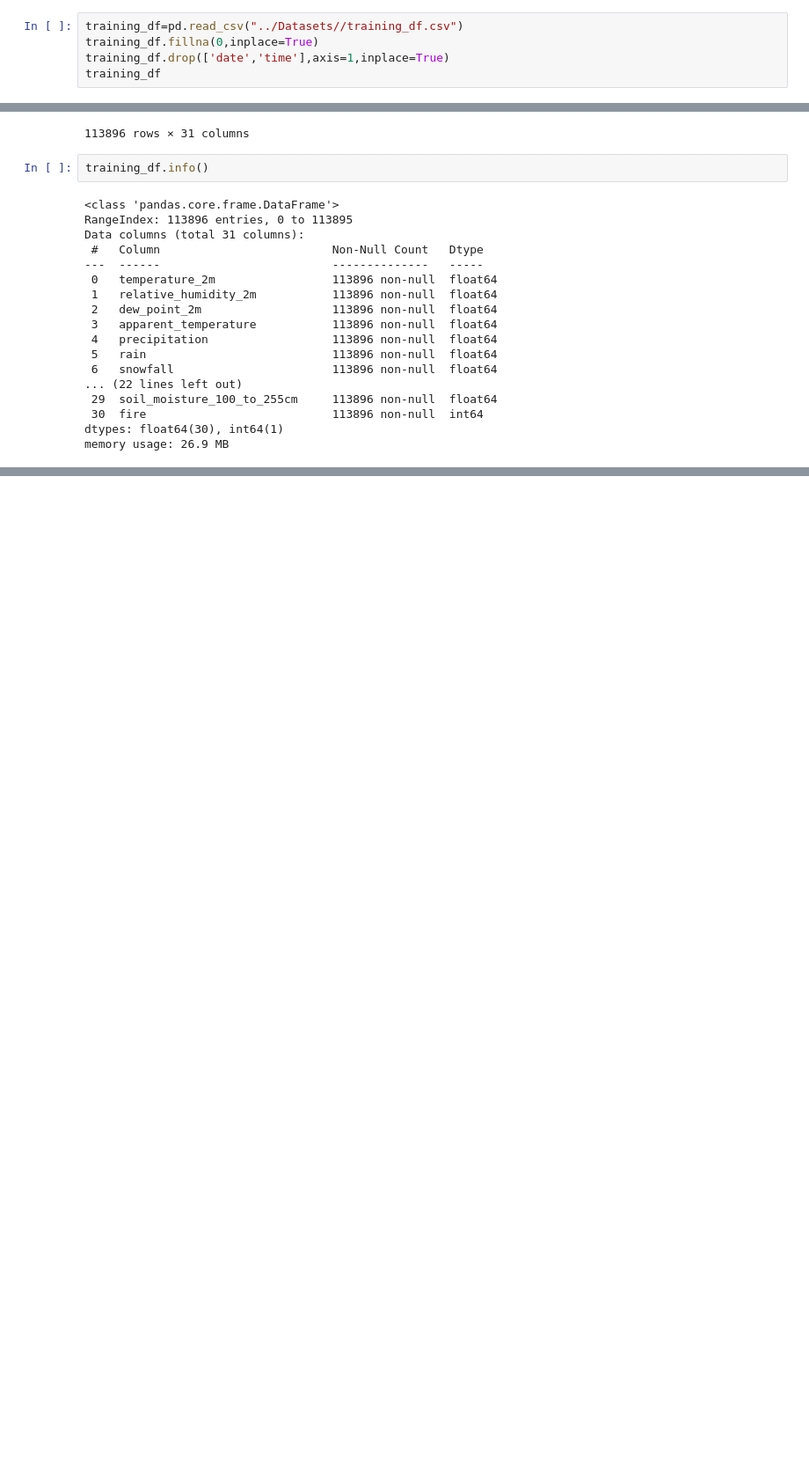
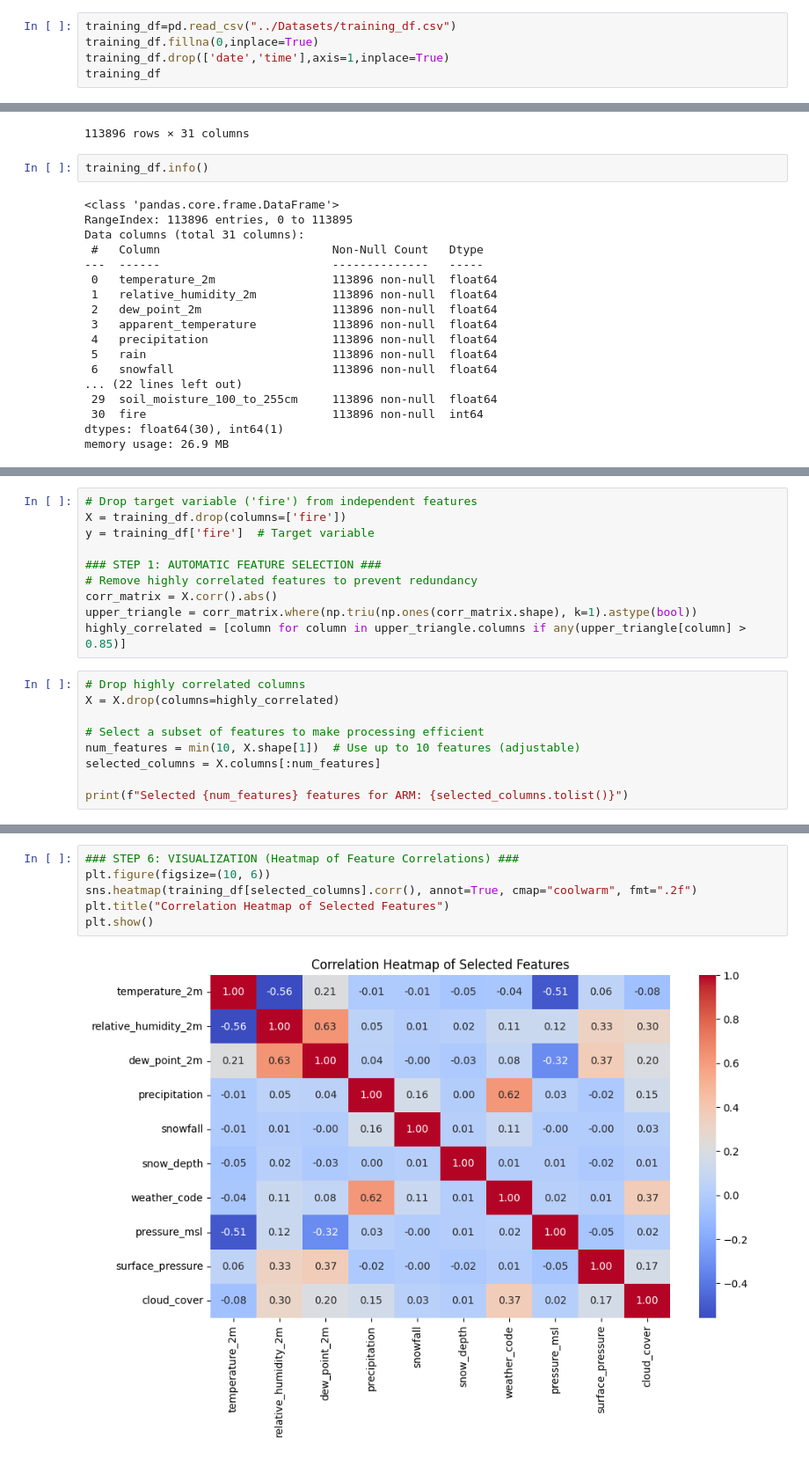
Before and after one commit to ABHIRAM1234/Machine-Learning-CSCI-5612-872-Project, a Jupyter notebook: Modeling/ARM.ipynb, the cells around one changed output, grey strips where cells are left out. Shown: that part at 88% size. Saved outputs shown, nothing was run; the diff lists cells and outputs as text; blank space fills up the shorter version.

```diff
--- a/Modeling/ARM.ipynb
+++ b/Modeling/ARM.ipynb
@@ -7,5 +7,5 @@ from mlxtend.frequent_patterns import apriori, association_rules
 # %%
-training_df=pd.read_csv("../Datasets//training_df.csv")
+training_df=pd.read_csv("../Datasets/training_df.csv")
 training_df.fillna(0,inplace=True)
 training_df.drop(['date','time'],axis=1,inplace=True)
 training_df
@@ -57,0 +46,19 @@ MemoryError: Unable to allocate 59.6 GiB for an array with shape (17550, 4, 1138
+# %%
+# Drop target variable ('fire') from independent features
+X = training_df.drop(columns=['fire'])
+y = training_df['fire']  # Target variable
+
+### STEP 1: AUTOMATIC FEATURE SELECTION ###
+# Remove highly correlated features to prevent redundancy
+corr_matrix = X.corr().abs()
+upper_triangle = corr_matrix.where(np.triu(np.ones(corr_matrix.shape), k=1).astype(bool))
+highly_correlated = [column for column in upper_triangle.columns if any(upper_triangle[column] > 0.85)]
+# %%
+# Drop highly correlated columns
+X = X.drop(columns=highly_correlated)
+
+# Select a subset of features to make processing efficient
+num_features = min(10, X.shape[1])  # Use up to 10 features (adjustable)
+selected_columns = X.columns[:num_features]
+
+print(f"Selected {num_features} features for ARM: {selected_columns.tolist()}")
@@ -58 +213,9 @@ MemoryError: Unable to allocate 59.6 GiB for an array with shape (17550, 4, 1138
+# %%
+### STEP 6: VISUALIZATION (Heatmap of Feature Correlations) ###
+plt.figure(figsize=(10, 6))
+sns.heatmap(training_df[selected_columns].corr(), annot=True, cmap="coolwarm", fmt=".2f")
+plt.title("Correlation Heatmap of Selected Features")
+plt.show()
+# %% [output]
+[figure, added]
 # %%
```
Also changed, not shown: parts of 11 cells of this notebook, 2 other files.
